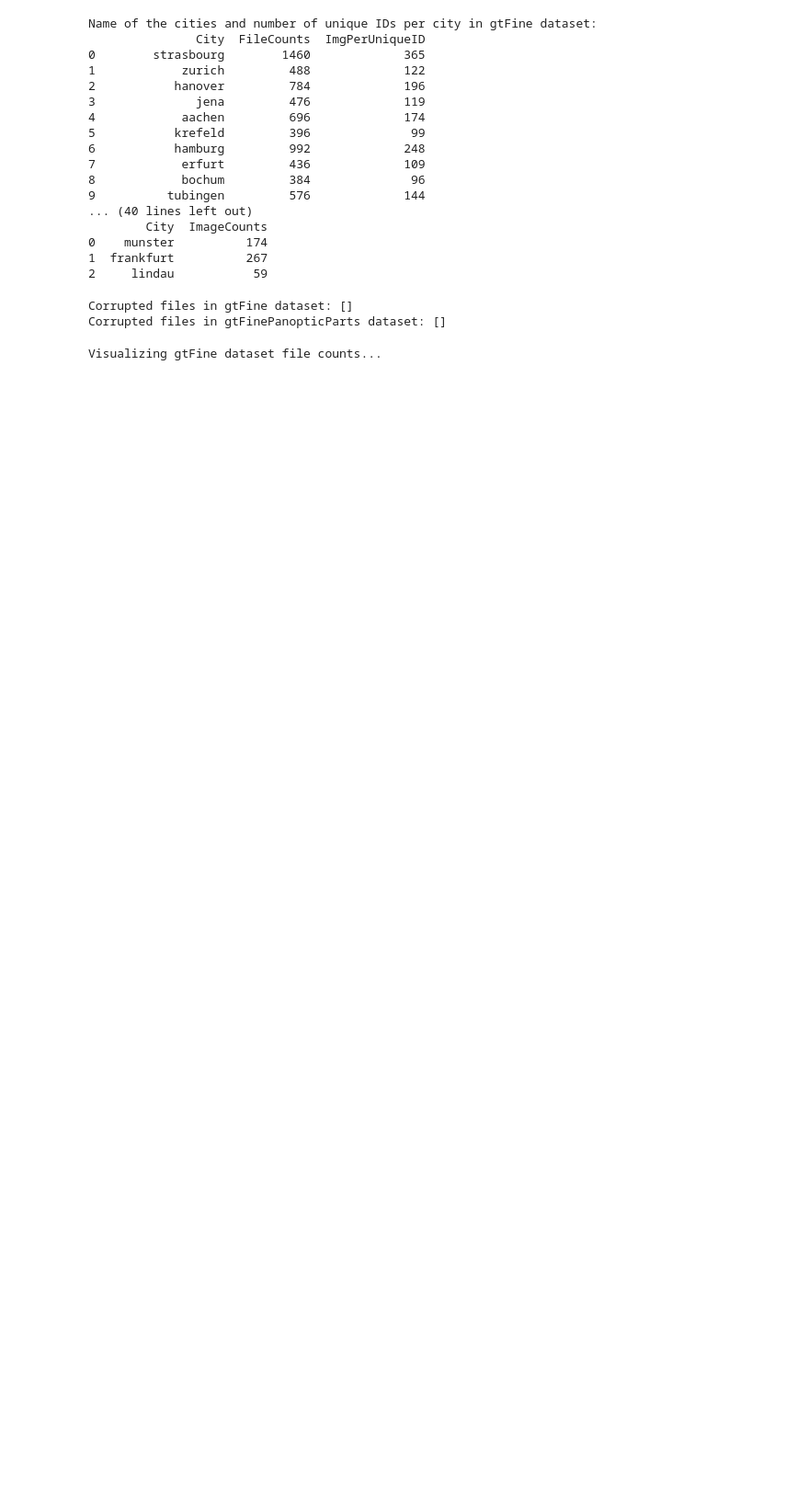
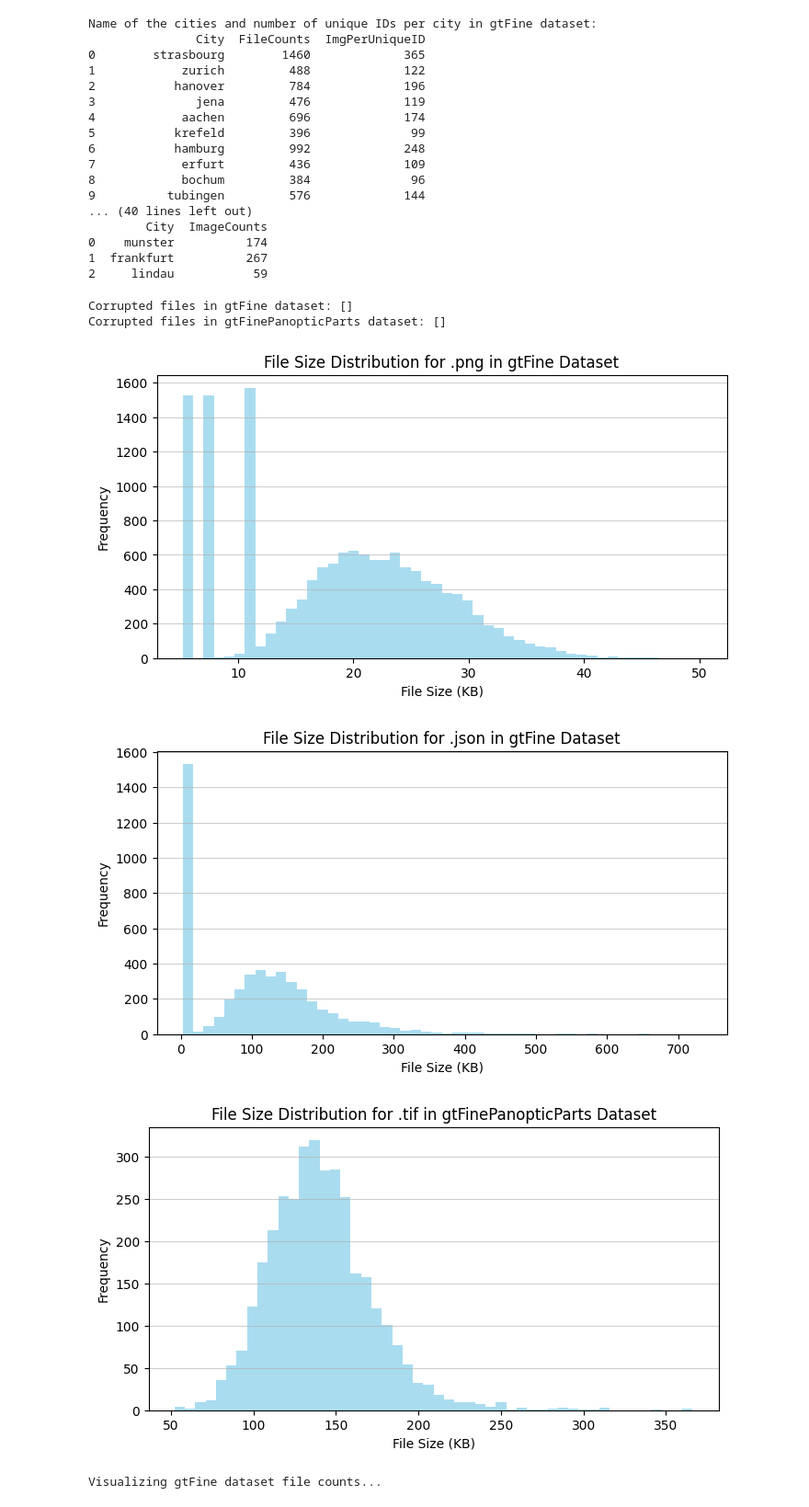
Before and after one commit to raz0208/City-Person-Dataset-EDA, a Jupyter notebook: CityPersonDatasetEDA.ipynb, the cells around one changed output. Shown at 92% size. Cells and saved outputs as stored; diff of their text form; code cells hidden in the pictures; blank space fills up the shorter version.

```diff
--- a/CityPersonDatasetEDA.ipynb
+++ b/CityPersonDatasetEDA.ipynb
@@ -475,35 +475,39 @@ def get_file_sizes_for_types(directory, file_types):
         for file in files:
             file_path = os.path.join(root, file)
             file_type = os.path.splitext(file)[-1].lower()
             if file_type in file_sizes_by_type:
                 size = os.path.getsize(file_path) / 1e3  # Convert bytes to KB
                 file_sizes_by_type[file_type].append(size)
     return file_sizes_by_type
 
 # Define the file types to analyze
 gtFine_file_types = [".png", ".json"]
 gtFinePano_file_type = [".tif"]
 
 # Analyze file sizes for specific file types in both datasets
 gtFine_file_sizes_selected = get_file_sizes_for_types(gtFine_CorePath, gtFine_file_types)
 gtFinePanoptic_file_sizes_selected = get_file_sizes_for_types(gtFinePano_CorePath, gtFinePano_file_type)
 
 # Function to plot file size distribution for specific file types
 def plot_file_sizes_for_types(file_sizes_by_type, dataset_name):
     for file_type, sizes in file_sizes_by_type.items():
         plt.figure(figsize=(8, 4))
-        plt.hist(sizes, bins=50, alpha=0.7, color="skyblue", edgecolor="black")
+        plt.hist(sizes, bins=50, alpha=0.7, color="skyblue")
         plt.xlabel("File Size (KB)")
         plt.ylabel("Frequency")
         plt.title(f"File Size Distribution for {file_type} in {dataset_name}")
-        # plt.grid(axis="y", alpha=0.75)
+        plt.grid(axis="y", alpha=0.60)
         plt.show()
 
 # Plot file size distribution for gtFine dataset
 plot_file_sizes_for_types(gtFine_file_sizes_selected, "gtFine Dataset")
 print("\n")
 # Plot file size distribution for gtFinePanopticParts dataset
 plot_file_sizes_for_types(gtFinePanoptic_file_sizes_selected, "gtFinePanopticParts Dataset")
+# %% [output]
+[figure, added]
+[figure, added]
+[figure, added]
 # %%
 # Visualize cities name and the number of images per each unique ID
 def gtFine_plot_city_counts(data, title, color):
```
Also changed, not shown: parts of 6 cells of this notebook.
